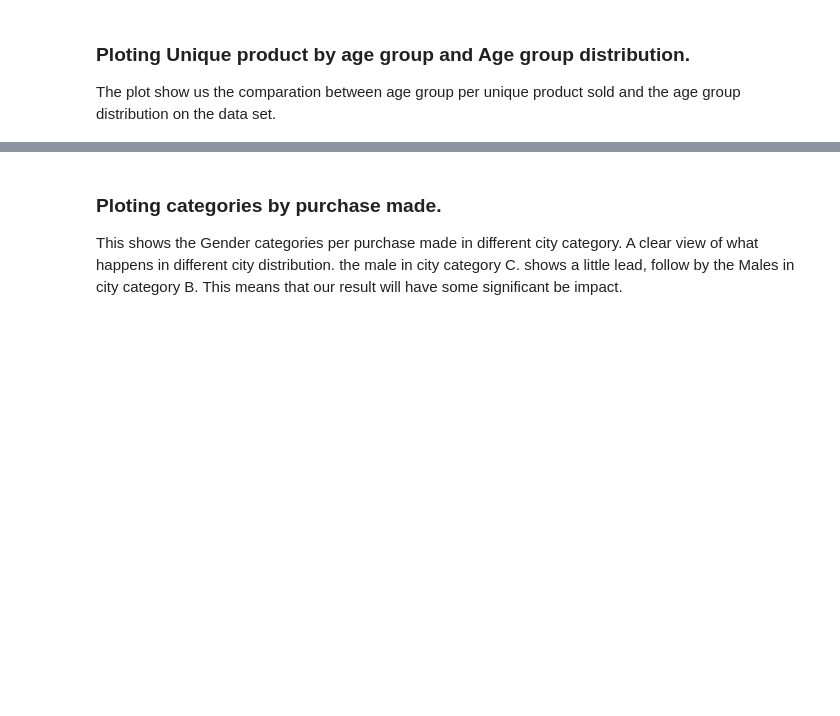
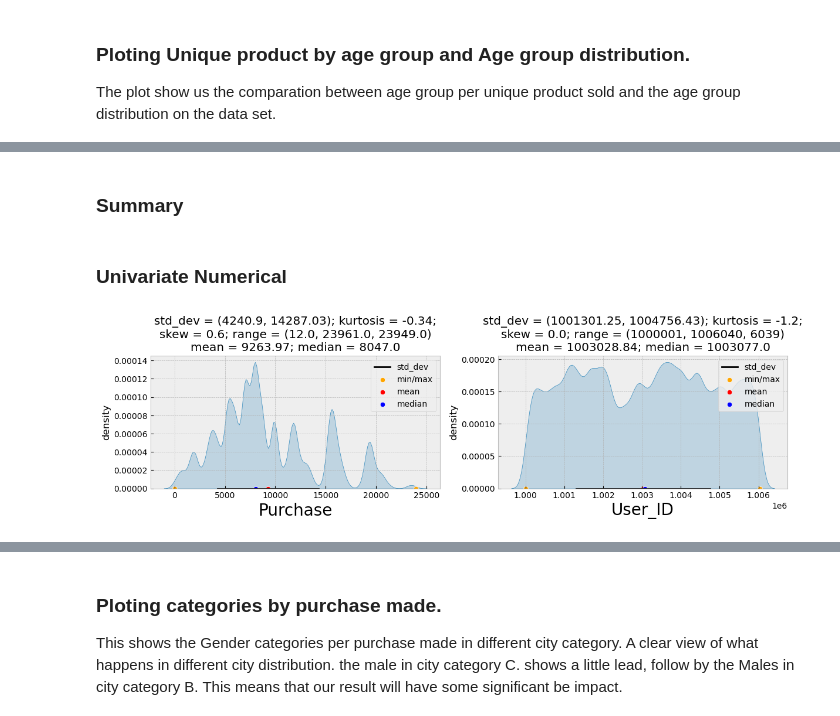
Before and after one commit to Pachinchin/blackfriday_hackathon, a Jupyter notebook: New Blackfriday-2.ipynb, the cells around one changed output, grey strips where cells are left out. Cells and saved outputs as stored; diff of their text form; code cells hidden in the pictures; blank space fills up the shorter version.

```diff
--- a/New Blackfriday-2.ipynb
+++ b/New Blackfriday-2.ipynb
@@ -292 +354,4 @@ let's try to see the relation between the labels and the target
 The data count in all variables, this will show the total variation among thee data set cleaarly seeing the categorical data set in a graphical (Barchart view)
+# %%
+cat = ['Gender','City_Category','Marital_Status','Occupation','Product_Category_1','Product_Category_2','Product_Category_3']
+numerical = ['Purchase','User_ID']
@@ -307,0 +435,4 @@ for i,col in enumerate(cat_col):
+# %%
+a = (train[['Product_Category_1','Product_Category_2','Product_Category_3','Purchase']].groupby('Product_Category_1', as_index =True).agg({"Purchase":"sum"}).round(2)).sum()
+b = (train[['Product_Category_1','Product_Category_2','Product_Category_3','Purchase']].groupby('Product_Category_2', as_index =True).agg({"Purchase":"sum"}).round(2)).sum()
+c = (train[['Product_Category_1','Product_Category_2','Product_Category_3','Purchase']].groupby('Product_Category_3', as_index =True).agg({"Purchase":"sum"}).round(2)).sum()
@@ -333,0 +488,4 @@ plt.show()
+# %% [markdown]
+### Summary
+# %% [markdown]
+### Univariate Numerical
@@ -333,0 +537,4 @@ plt.show()
+# %%
+Explore_numeric_Data(train,numerical)
+# %% [output]
+[figure, added]
```
Also changed, not shown: parts of 149 cells of this notebook, 3 other files.
